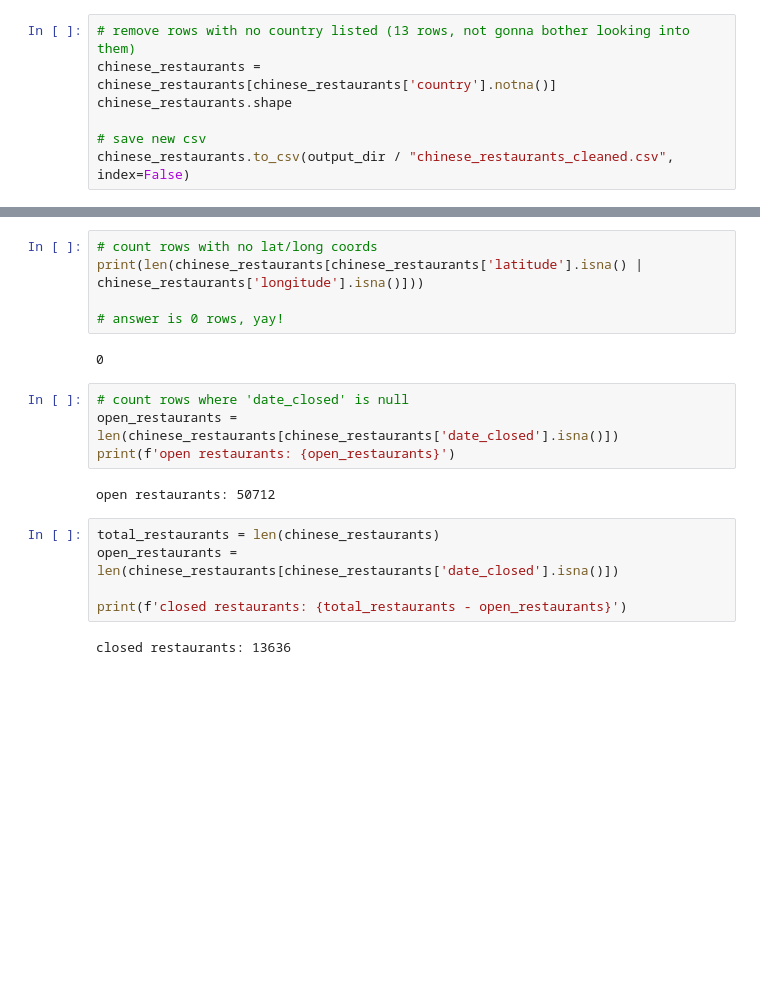
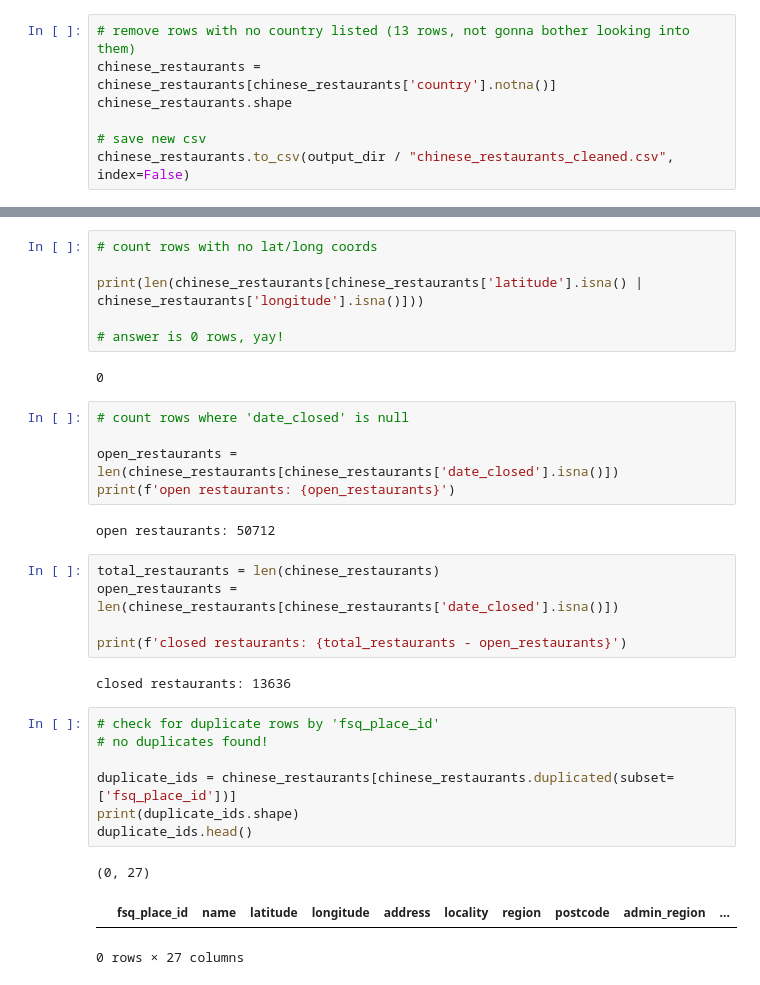
Before and after one commit to jfung53/chinese-restaurants, a Jupyter notebook: fsq_openplaces.ipynb, the cells around one changed output, grey strips where cells are left out. Cells and saved outputs as stored; diff of their text form; blank space fills up the shorter version.

```diff
--- a/fsq_openplaces.ipynb
+++ b/fsq_openplaces.ipynb
@@ -327,6 +331,7 @@ region_null.head()
 5 rows × 27 columns
 # %%
 # count rows with no lat/long coords
+
 print(len(chinese_restaurants[chinese_restaurants['latitude'].isna() | chinese_restaurants['longitude'].isna()]))
 
 # answer is 0 rows, yay!
@@ -334,6 +339,7 @@ print(len(chinese_restaurants[chinese_restaurants['latitude'].isna() | chinese_r
 0
 # %%
 # count rows where 'date_closed' is null
+
 open_restaurants = len(chinese_restaurants[chinese_restaurants['date_closed'].isna()])
 print(f'open restaurants: {open_restaurants}')
 # %% [output]
@@ -345,3 +351,14 @@ open_restaurants = len(chinese_restaurants[chinese_restaurants['date_closed'].is
 print(f'closed restaurants: {total_restaurants - open_restaurants}')
 # %% [output]
 closed restaurants: 13636
+# %%
+# check for duplicate rows by 'fsq_place_id'
+# no duplicates found!
+
+duplicate_ids = chinese_restaurants[chinese_restaurants.duplicated(subset=['fsq_place_id'])]
+print(duplicate_ids.shape)
+duplicate_ids.head()
+# %% [output]
+(0, 27)
+|  | fsq_place_id | name | latitude | longitude | address | locality | region | postcode | admin_region | ... |
+0 rows × 27 columns
```
Also changed, not shown: parts of 4 cells of this notebook, 1 other file.
